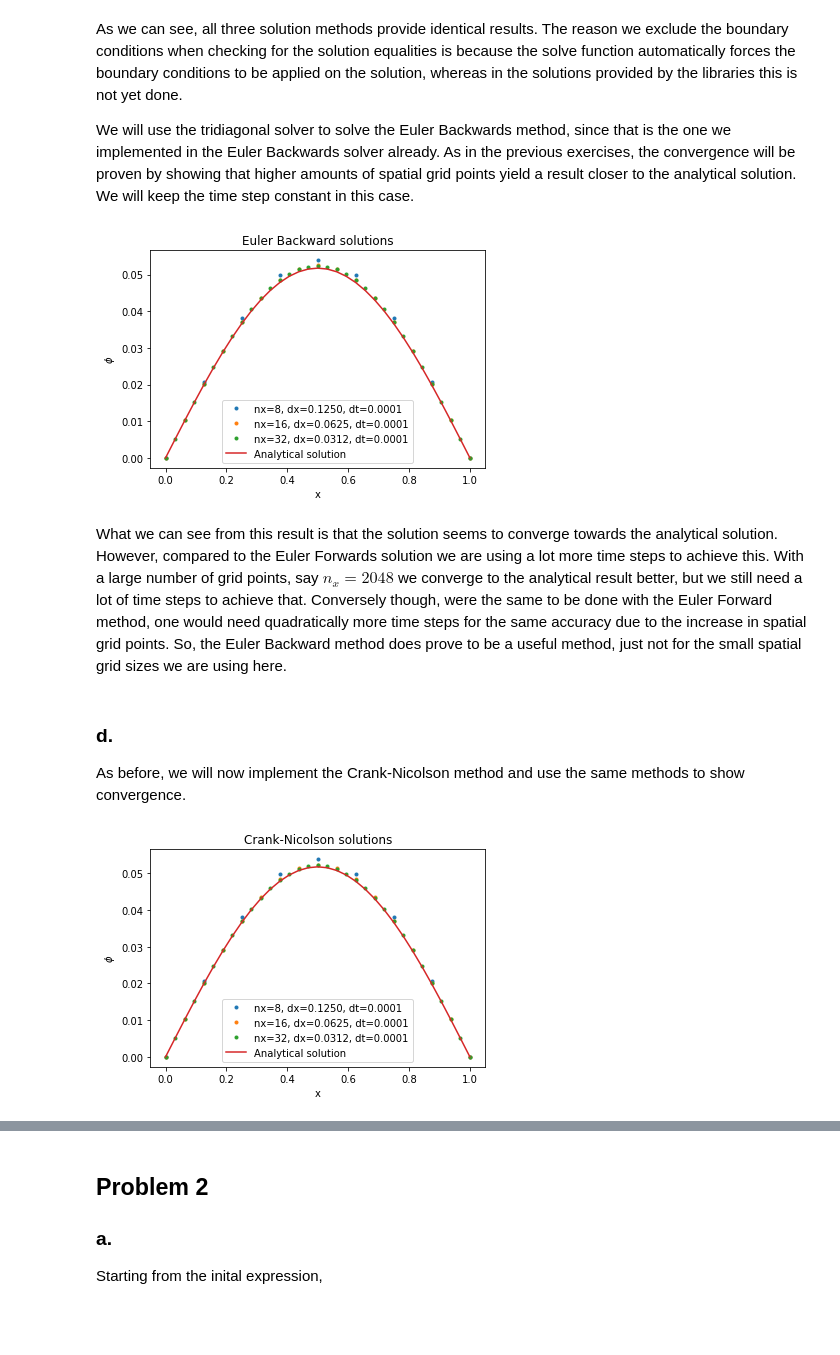
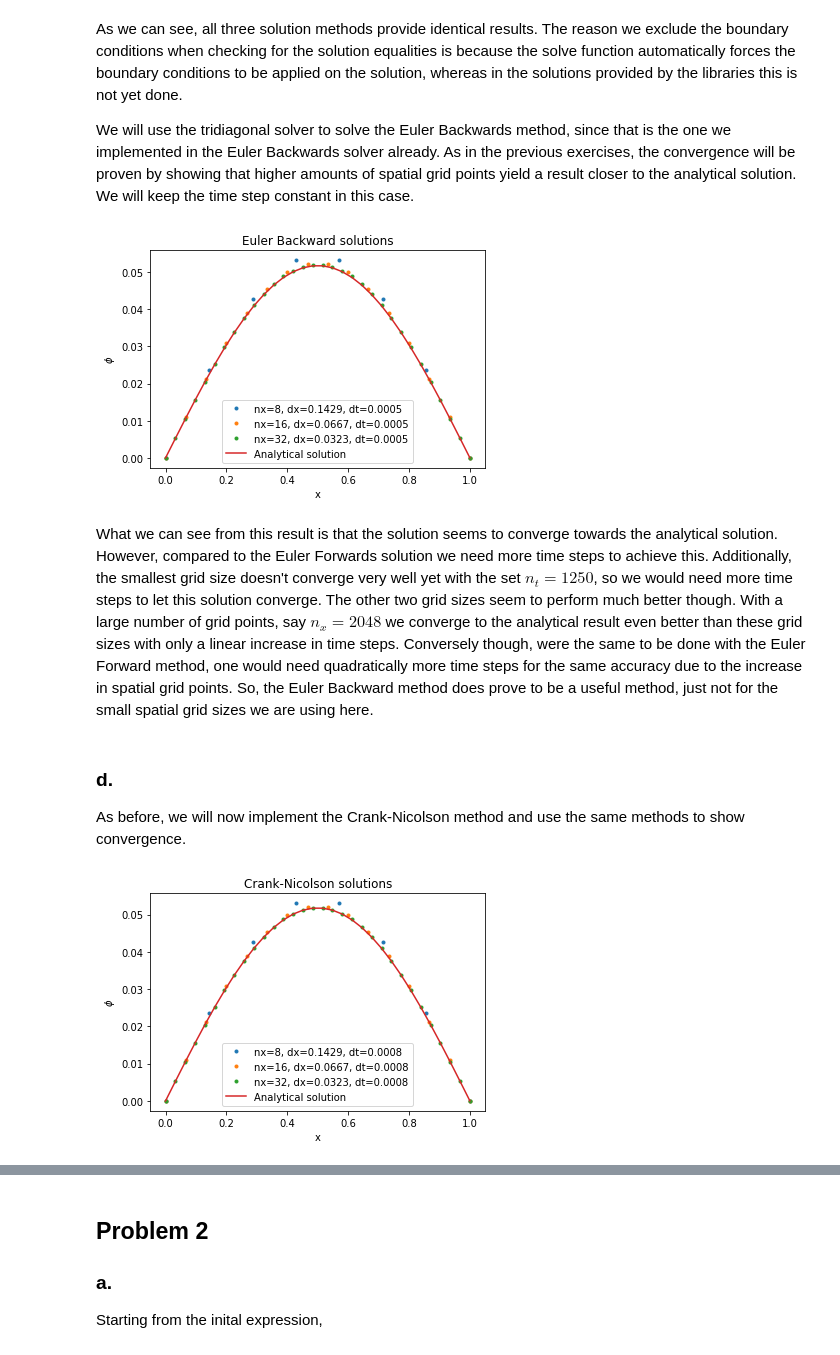
Before and after one commit to KevoSoftworks/mathematical_and_numerical_physics, a Jupyter notebook: hw1.ipynb, the cells around one changed output, grey strips where cells are left out. Cells and saved outputs as stored; diff of their text form; code cells hidden in the pictures; blank space fills up the shorter version.

Commit message:
Fix convergence issues

```diff
--- a/hw1.ipynb
+++ b/hw1.ipynb
@@ -178,9 +179,9 @@ As we can see, all three solution methods provide identical results. The reason
 We will use the tridiagonal solver to solve the Euler Backwards method, since that is the one we implemented in the Euler Backwards solver already. As in the previous exercises, the convergence will be proven by showing that higher amounts of spatial grid points yield a result closer to the analytical solution. We will keep the time step constant in this case.
 # %%
 # Compute the solution for the various given grid steps
-nt = 10000
+nt = 1250
 for nx in steps:
-    eb = EulerBackward1D(xbounds = x, tbounds = t, nx = nx, nt = nt, ic = ic, M = M, nx_as_interval=True)
+    eb = EulerBackward1D(xbounds = x, tbounds = t, nx = nx, nt = nt, ic = ic, M = M)
     eb.fullsolve()
 
     plt.plot(eb.x, eb.solution, '.', label=f"nx={nx}, dx={eb.dx:.4f}, dt={eb.dt:.4f}")
@@ -192,26 +193,26 @@ plt.xlabel("x")
 plt.ylabel(r"$\phi$")
 plt.title("Euler Backward solutions");
 # %% [output]
-[figure, old version]
+[figure, new version]
 # %% [markdown]
-What we can see from this result is that the solution seems to converge towards the analytical solution. However, compared to the Euler Forwards solution we are using a lot more time steps to achieve this. With a large number of grid points, say $n_x = 2048$ we converge to the analytical result better, but we still need a lot of time steps to achieve that. Conversely though, were the same to be done with the Euler Forward method, one would need quadratically more time steps for the same accuracy due to the increase in spatial grid points. So, the Euler Backward method does prove to be a useful method, just not for the small spatial grid sizes we are using here.
+What we can see from this result is that the solution seems to converge towards the analytical solution. However, compared to the Euler Forwards solution we need more time steps to achieve this. Additionally, the smallest grid size doesn't converge very well yet with the set $n_t = 1250$, so we would need more time steps to let this solution converge. The other two grid sizes seem to perform much better though. With a large number of grid points, say $n_x = 2048$ we converge to the analytical result even better than these grid sizes with only a linear increase in time steps. Conversely though, were the same to be done with the Euler Forward method, one would need quadratically more time steps for the same accuracy due to the increase in spatial grid points. So, the Euler Backward method does prove to be a useful method, just not for the small spatial grid sizes we are using here.
 # %% [markdown]
 ### d.
 As before, we will now implement the Crank-Nicolson method and use the same methods to show convergence.
 # %%
 # Compute the solution for the various given grid steps
-nt = 10000
+nt = 750
 for nx in steps:
-    cn = CrankNicolson1D(xbounds = x, tbounds = t, nx = nx, nt = nt, ic = ic, M = M, nx_as_interval=True)
+    cn = CrankNicolson1D(xbounds = x, tbounds = t, nx = nx, nt = nt, ic = ic, M = M)
     cn.fullsolve()
 
     plt.plot(cn.x, cn.solution, '.', label=f"nx={nx}, dx={cn.dx:.4f}, dt={cn.dt:.4f}")
 
 # Plot the results
 plt.plot(cn.x, ana(cn.x, t[1]), label="Analytical solution")
 plt.legend()
 plt.xlabel("x")
 plt.ylabel(r"$\phi$")
 plt.title("Crank-Nicolson solutions");
 # %% [output]
-[figure, old version]
+[figure, new version]
```
Also changed, not shown: parts of 8 cells of this notebook, 1 other file.
